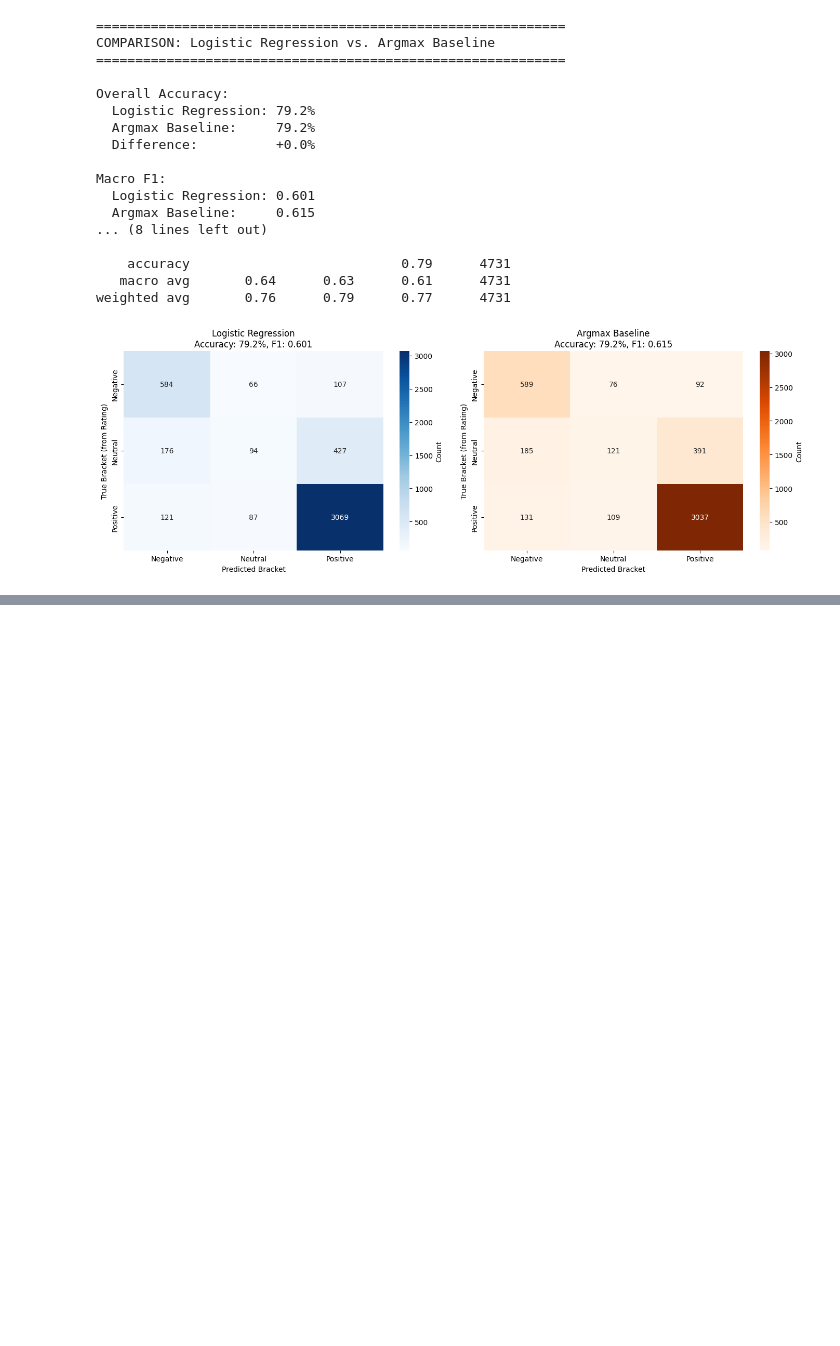
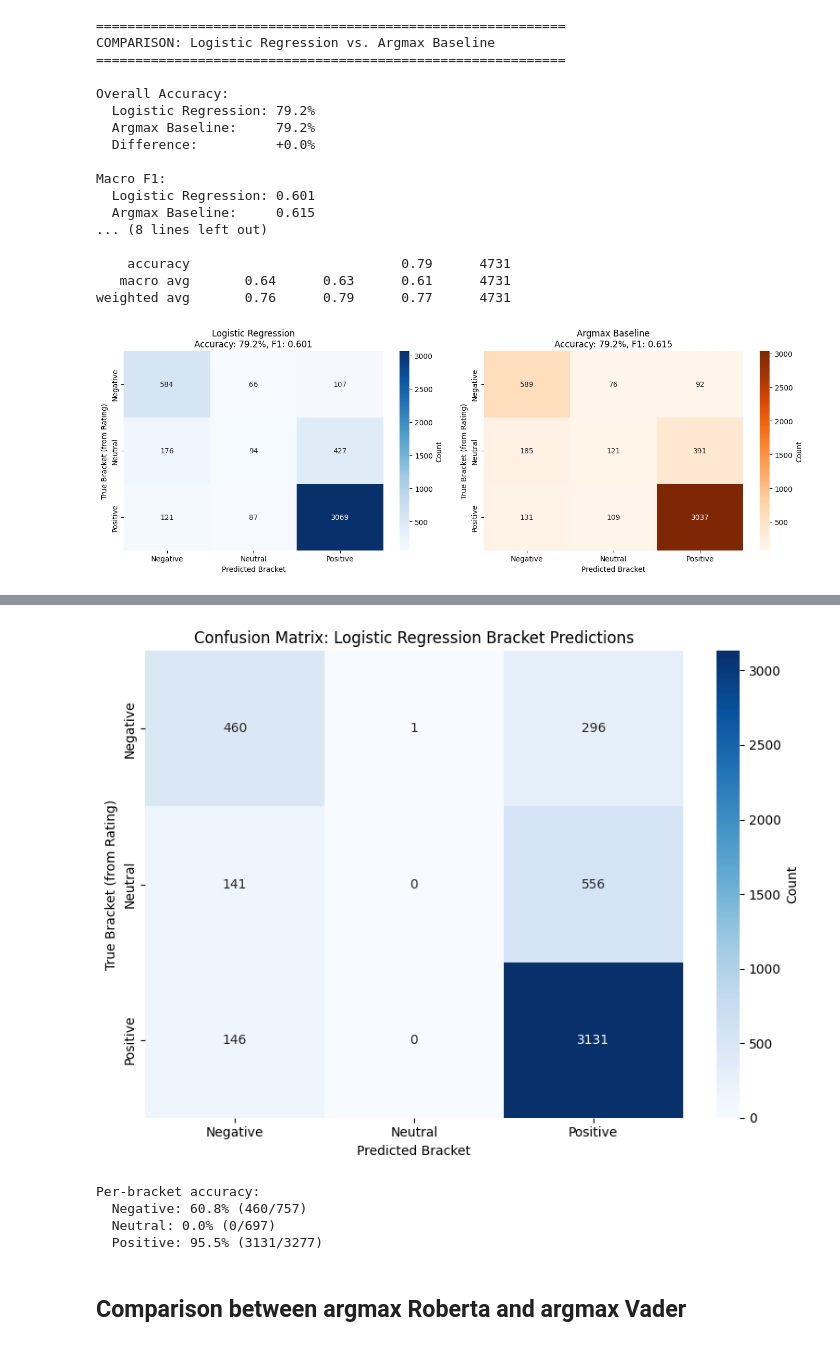
Before and after one commit to juliuseg/CompToolsDatascience41, a Jupyter notebook: sentimentAnalysisHotels.ipynb, the cells around one changed output, grey strips where cells are left out. Drawn from its saved outputs; the diff is of its cells as text; code cells hidden in the pictures; blank space fills up the shorter version.

```diff
--- a/sentimentAnalysisHotels.ipynb
+++ b/sentimentAnalysisHotels.ipynb
@@ -593,0 +677,30 @@ Using just argmax baseline
+# %%
+# Compute confusion matrix
+cm_vader = confusion_matrix(y, y_pred_vader, labels=[0, 1, 2])
+bracket_names = ['Negative', 'Neutral', 'Positive']
+
+# Plot confusion matrix as heatmap
+fig, ax = plt.subplots(figsize=(8, 6))
+sns.heatmap(cm_vader, annot=True, fmt='d', cmap='Blues',
+            xticklabels=bracket_names, yticklabels=bracket_names,
+            cbar_kws={'label': 'Count'}, ax=ax)
+ax.set_xlabel('Predicted Bracket')
+ax.set_ylabel('True Bracket (from Rating)')
+ax.set_title('Confusion Matrix: Logistic Regression Bracket Predictions')
+plt.tight_layout()
+plt.show()
+
+# Also show per-bracket accuracy
+print("\nPer-bracket accuracy:")
+for i, name in enumerate(bracket_names):
+    if cm_vader[i].sum() > 0:
+        accuracy = cm_vader[i, i] / cm_vader[i].sum()
+        print(f"  {name}: {accuracy:.1%} ({cm_vader[i, i]}/{cm_vader[i].sum()})")
+# %% [output]
+[figure, added]
+Per-bracket accuracy:
+  Negative: 60.8% (460/757)
+  Neutral: 0.0% (0/697)
+  Positive: 95.5% (3131/3277)
+# %% [markdown]
+## Comparison between argmax Roberta and argmax Vader
```
Also changed, not shown: parts of 17 cells of this notebook.
